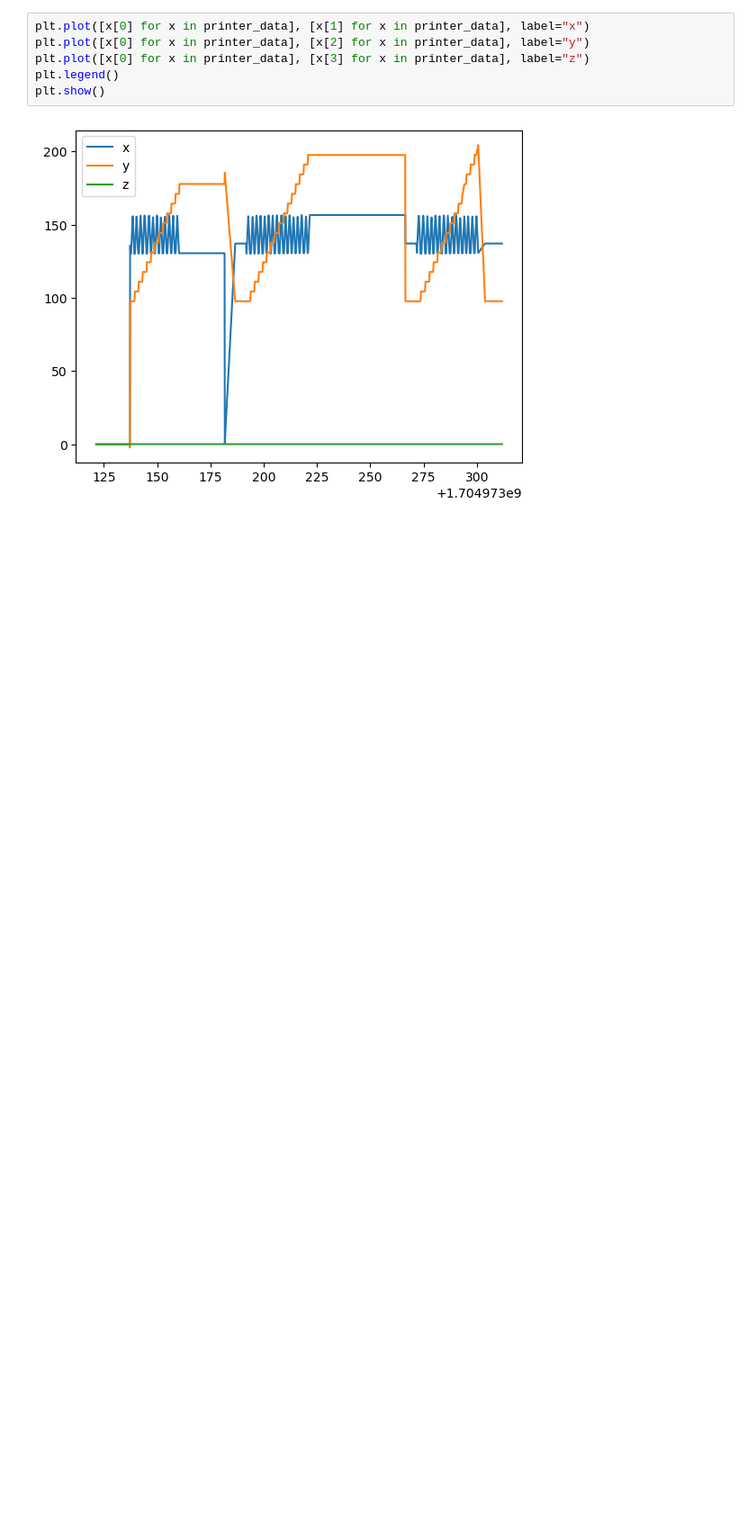
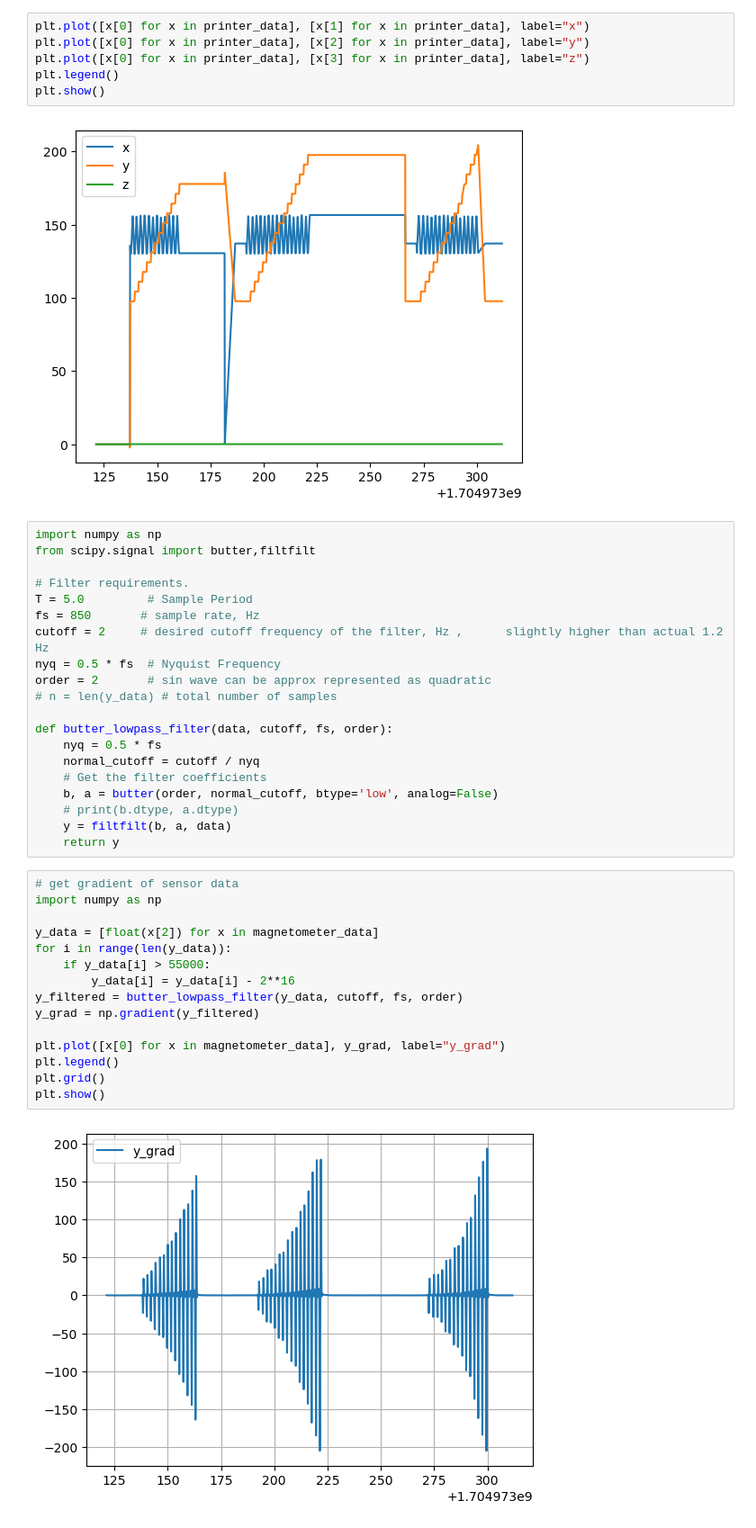
Before and after one commit to FoR-Group1/OpenWhisker, a Jupyter notebook: whisker_driver_ros2/scripts/data_analysis.ipynb, the cells around one changed output. Shown: that part at 90% size. Saved outputs shown, nothing was run; the diff lists cells and outputs as text; blank space fills up the shorter version.

```diff
--- a/whisker_driver_ros2/scripts/data_analysis.ipynb
+++ b/whisker_driver_ros2/scripts/data_analysis.ipynb
@@ -53,3 +55,40 @@ plt.legend()
 plt.show()
 # %% [output]
 [figure]
+# %%
+import numpy as np
+from scipy.signal import butter,filtfilt
+
+# Filter requirements.
+T = 5.0         # Sample Period
+fs = 850       # sample rate, Hz
+cutoff = 2     # desired cutoff frequency of the filter, Hz ,      slightly higher than actual 1.2 Hz
+nyq = 0.5 * fs  # Nyquist Frequency
+order = 2       # sin wave can be approx represented as quadratic
+# n = len(y_data) # total number of samples
+
+def butter_lowpass_filter(data, cutoff, fs, order):
+    nyq = 0.5 * fs
+    normal_cutoff = cutoff / nyq
+    # Get the filter coefficients
+    b, a = butter(order, normal_cutoff, btype='low', analog=False)
+    # print(b.dtype, a.dtype)
+    y = filtfilt(b, a, data)
+    return y
+# %%
+# get gradient of sensor data
+import numpy as np
+
+y_data = [float(x[2]) for x in magnetometer_data]
+for i in range(len(y_data)):
+    if y_data[i] > 55000:
+        y_data[i] = y_data[i] - 2**16
+y_filtered = butter_lowpass_filter(y_data, cutoff, fs, order)
+y_grad = np.gradient(y_filtered)
+
+plt.plot([x[0] for x in magnetometer_data], y_grad, label="y_grad")
+plt.legend()
+plt.grid()
+plt.show()
+# %% [output]
+[figure, added]
```
Also changed, not shown: parts of 8 cells of this notebook, 1 other file.
